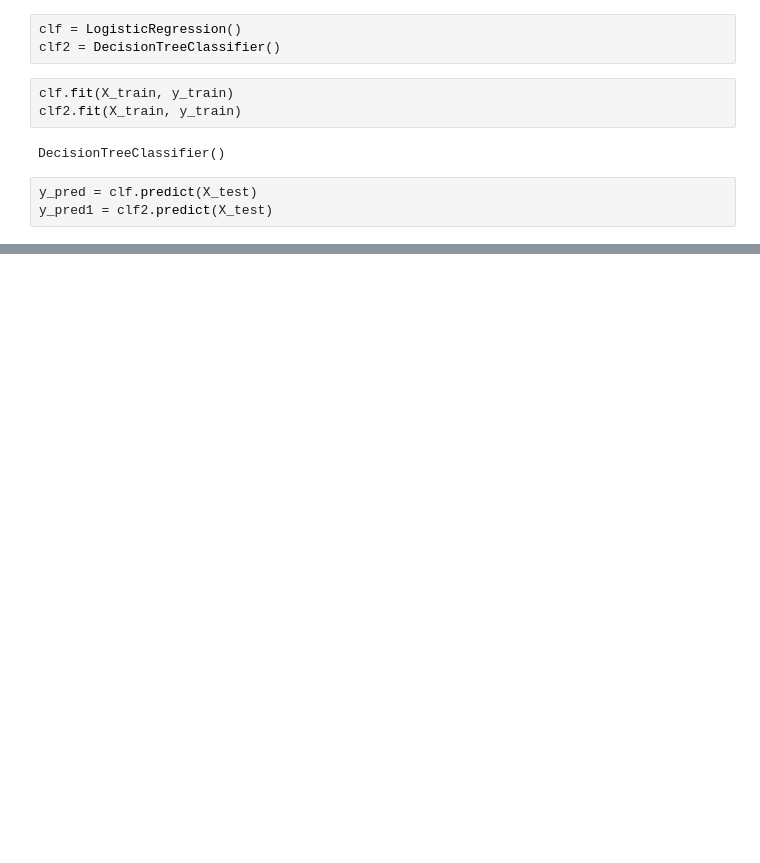
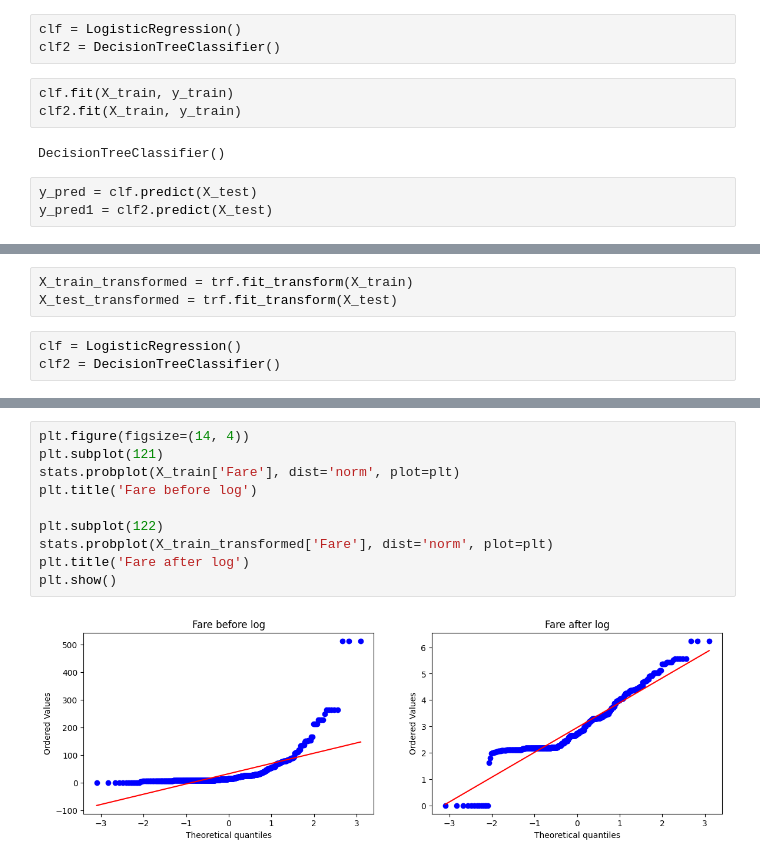
Before and after one commit to chaudhary-dotcom/Transformation, a Jupyter notebook: logTransformation.ipynb, the cells around one changed output, grey strips where cells are left out. Cells and saved outputs as stored; diff of their text form; blank space fills up the shorter version.

```diff
--- a/logTransformation.ipynb
+++ b/logTransformation.ipynb
@@ -118,0 +125,6 @@ Accuracy score:  0.6759776536312849
+# %%
+X_train_transformed = trf.fit_transform(X_train)
+X_test_transformed = trf.fit_transform(X_test)
+# %%
+clf = LogisticRegression()
+clf2 = DecisionTreeClassifier()
@@ -118,0 +162,12 @@ Accuracy score:  0.6759776536312849
+# %%
+plt.figure(figsize=(14, 4))
+plt.subplot(121)
+stats.probplot(X_train['Fare'], dist='norm', plot=plt)
+plt.title('Fare before log')
+
+plt.subplot(122)
+stats.probplot(X_train_transformed['Fare'], dist='norm', plot=plt)
+plt.title('Fare after log')
+plt.show()
+# %% [output]
+[figure, added]
```
Also changed, not shown: parts of 31 cells of this notebook.
